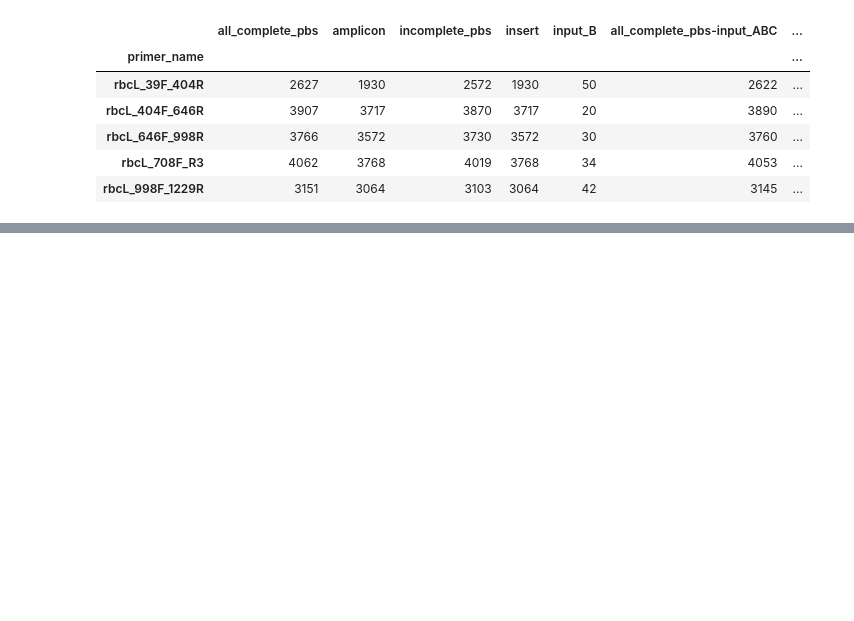
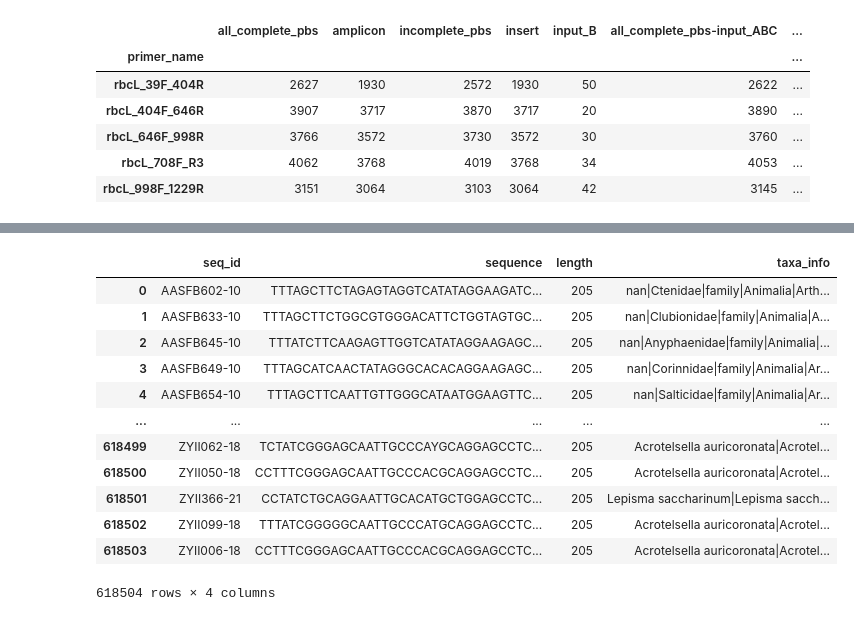
Before and after one commit to CIBIO-BU/mozaiko, a Jupyter notebook: draft.ipynb, the cells around one changed output, grey strips where cells are left out. Drawn from its saved outputs; the diff is of its cells as text; code cells hidden in the pictures; blank space fills up the shorter version.

```diff
--- a/draft.ipynb
+++ b/draft.ipynb
@@ -4463,0 +4485,22 @@ mozaiko INFO: Sequence count tracking file saved to data/output_data/DIA-latest-
+# %%
+from src.reference_database.sequence_import import *
+
+database_file="/home/camilababo/Documents/coding-projects/DNAquaIMG-tool/mozaiko/data/output_data/BMI-lastest-version/all_complete_pbs/input_ABC/COI_FwhF2_FwhR2n.fasta"
+custom_fasta_import = CustomFastaImport(database_file)
+custom_fasta_import.read_fasta(database_file, check_taxid=False)
+# custom_fasta_import.pre_process_harmonized_fasta_database()
+# custom_fasta_import.database_fasta_file
+# %% [output]
+|  | seq_id | sequence | length | taxa_info |
+| 0 | AASFB602-10 | TTTAGCTTCTAGAGTAGGTCATATAGGAAGATC... | 205 | nan|Ctenidae|family|Animalia|Arth... |
+| 1 | AASFB633-10 | TTTAGCTTCTGGCGTGGGACATTCTGGTAGTGC... | 205 | nan|Clubionidae|family|Animalia|A... |
+| 2 | AASFB645-10 | TTTATCTTCAAGAGTTGGTCATATAGGAAGAGC... | 205 | nan|Anyphaenidae|family|Animalia|... |
+| 3 | AASFB649-10 | TTTAGCATCAACTATAGGGCACACAGGAAGAGC... | 205 | nan|Corinnidae|family|Animalia|Ar... |
+| 4 | AASFB654-10 | TTTAGCTTCAATTGTTGGGCATAATGGAAGTTC... | 205 | nan|Salticidae|family|Animalia|Ar... |
+| ... | ... | ... | ... | ... |
+| 618499 | ZYII062-18 | TCTATCGGGAGCAATTGCCCAYGCAGGAGCCTC... | 205 | Acrotelsella auricoronata|Acrotel... |
+| 618500 | ZYII050-18 | CCTTTCGGGAGCAATTGCCCACGCAGGAGCCTC... | 205 | Acrotelsella auricoronata|Acrotel... |
+| 618501 | ZYII366-21 | CCTATCTGCAGGAATTGCACATGCTGGAGCCTC... | 205 | Lepisma saccharinum|Lepisma sacch... |
+| 618502 | ZYII099-18 | TTTATCGGGGGCAATTGCCCATGCAGGAGCCTC... | 205 | Acrotelsella auricoronata|Acrotel... |
+| 618503 | ZYII006-18 | CCTTTCGGGAGCAATTGCCCACGCAGGAGCCTC... | 205 | Acrotelsella auricoronata|Acrotel... |
+618504 rows × 4 columns
```
Also changed, not shown: parts of 20 cells of this notebook, 5 other files.
